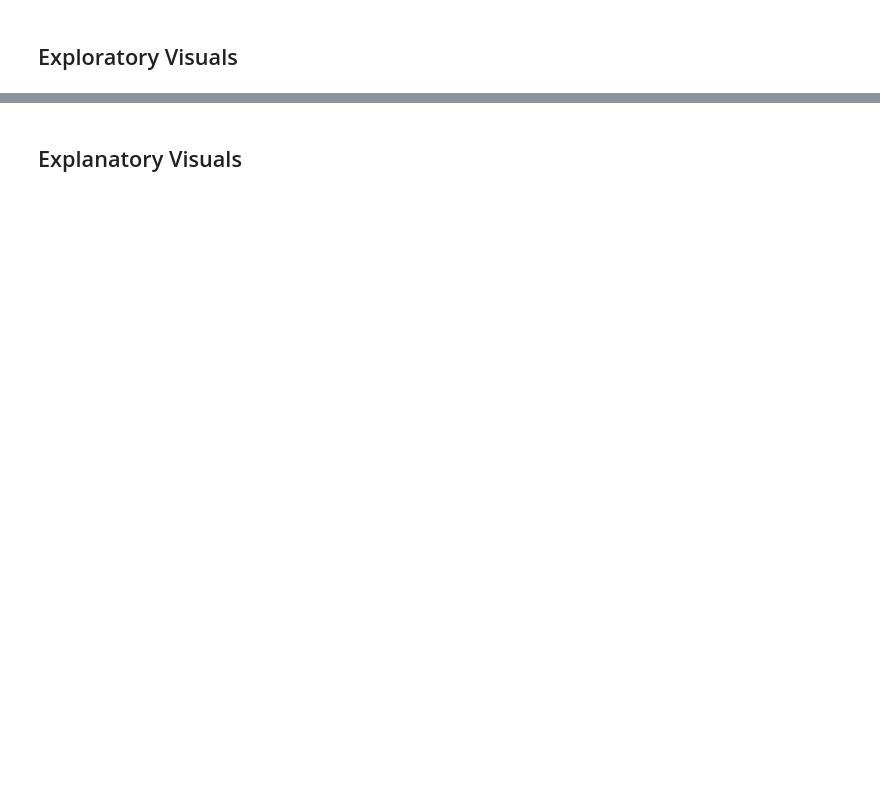
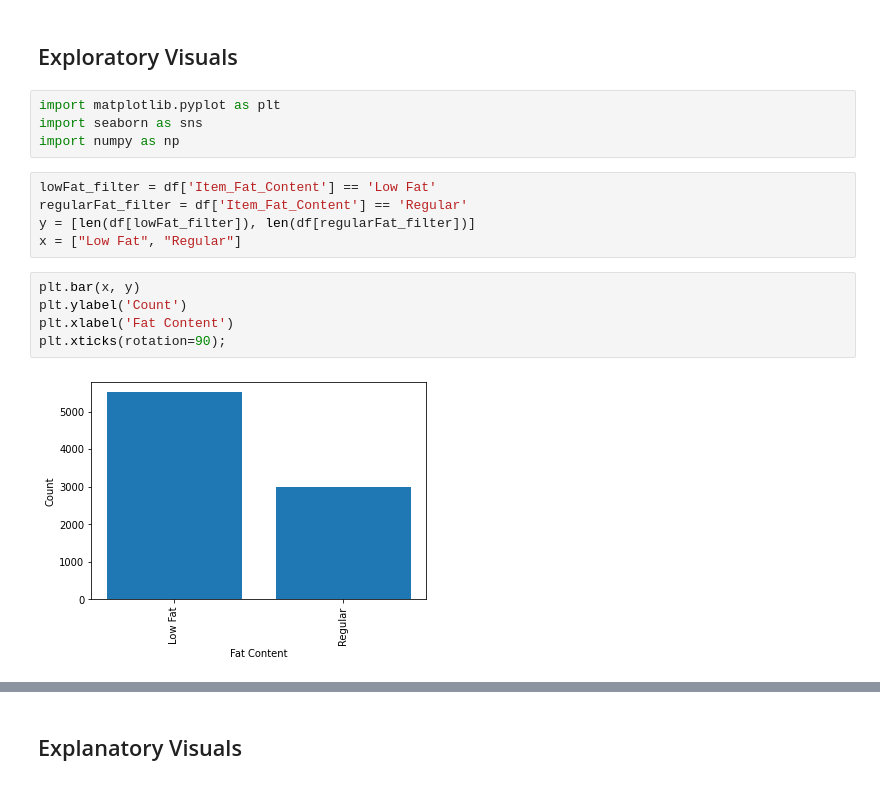
Before and after one commit to joeneb24/Project-1, a Jupyter notebook: SalesPredictions.ipynb, the cells around one changed output, grey strips where cells are left out. Cells and saved outputs as stored; diff of their text form; blank space fills up the shorter version.

```diff
--- a/SalesPredictions.ipynb
+++ b/SalesPredictions.ipynb
@@ -229,2 +244,18 @@ Name: Item_Outlet_Sales, dtype: float64
 # %% [markdown]
 ## Exploratory Visuals
+# %%
+import matplotlib.pyplot as plt
+import seaborn as sns
+import numpy as np
+# %%
+lowFat_filter = df['Item_Fat_Content'] == 'Low Fat'
+regularFat_filter = df['Item_Fat_Content'] == 'Regular'
+y = [len(df[lowFat_filter]), len(df[regularFat_filter])]
+x = ["Low Fat", "Regular"]
+# %%
+plt.bar(x, y)
+plt.ylabel('Count')
+plt.xlabel('Fat Content')
+plt.xticks(rotation=90);
+# %% [output]
+[figure, added]
```
Also changed, not shown: parts of 8 cells of this notebook.
